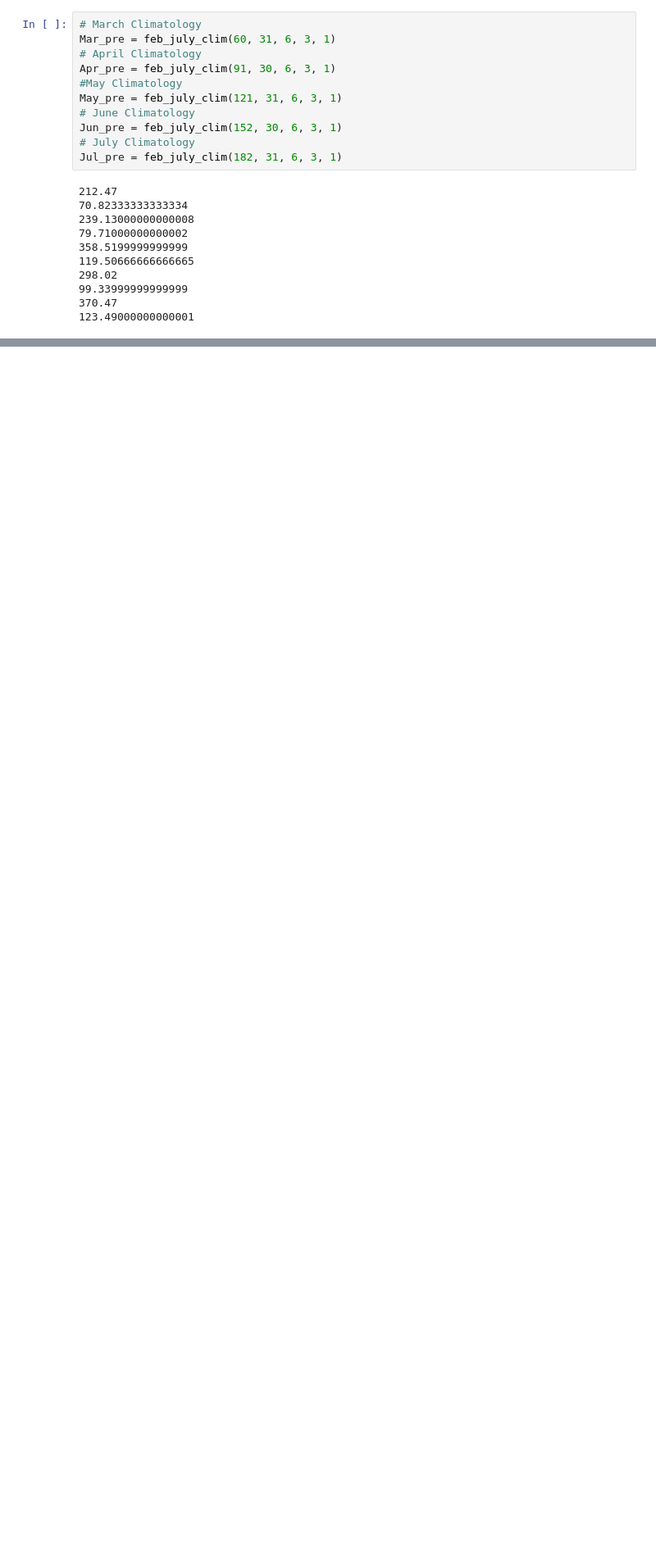
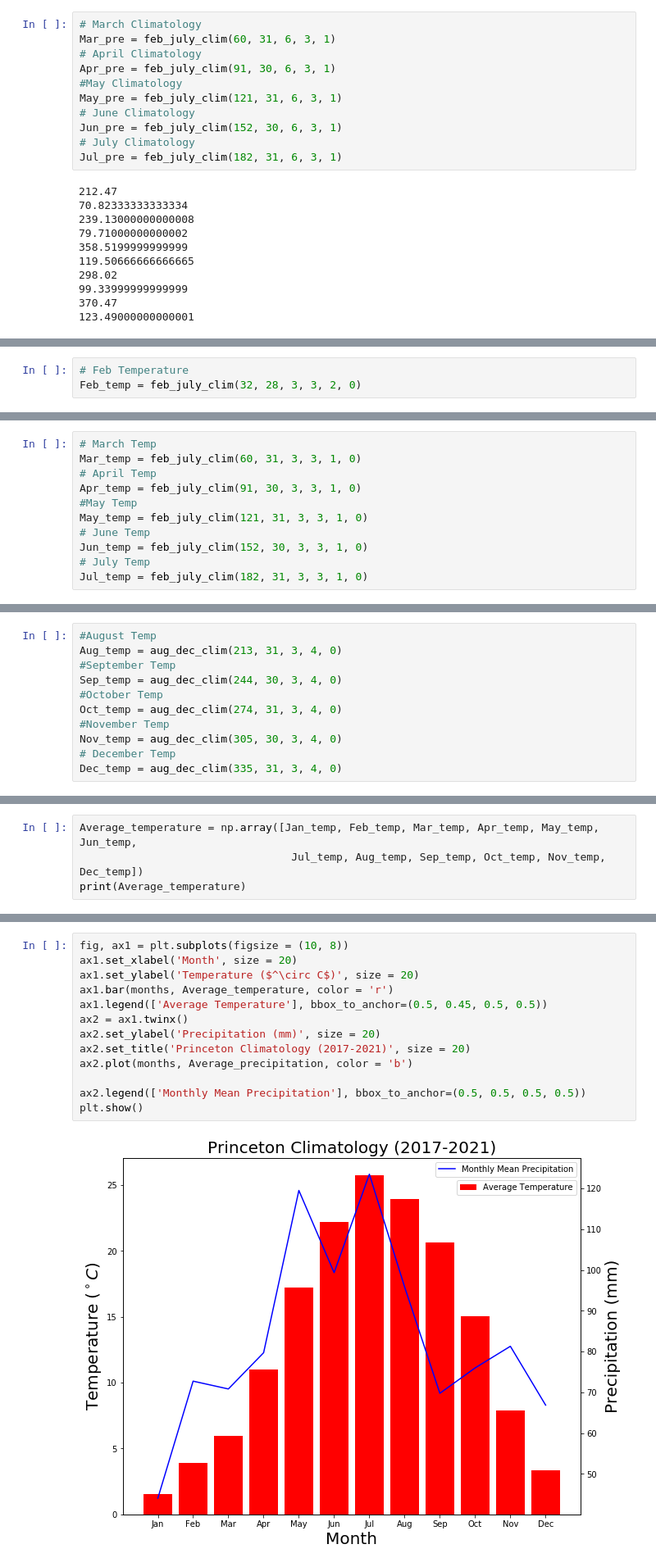
Before and after one commit to zhangt3-e/senior_thesis, a Jupyter notebook: Code/Untitled.ipynb, the cells around one changed output, grey strips where cells are left out. Shown at 82% size. Cells and saved outputs as stored; diff of their text form; blank space fills up the shorter version.

Commit message:
Basic Climatology done

```diff
--- a/Code/Untitled.ipynb
+++ b/Code/Untitled.ipynb
@@ -122,0 +129,3 @@ AttributeError: module 'numpy' has no attribute 'len'
+# %%
+# Feb Temperature
+Feb_temp = feb_july_clim(32, 28, 3, 3, 2, 0)
@@ -122,0 +135,11 @@ AttributeError: module 'numpy' has no attribute 'len'
+# %%
+# March Temp
+Mar_temp = feb_july_clim(60, 31, 3, 3, 1, 0)
+# April Temp
+Apr_temp = feb_july_clim(91, 30, 3, 3, 1, 0)
+#May Temp
+May_temp = feb_july_clim(121, 31, 3, 3, 1, 0)
+# June Temp
+Jun_temp = feb_july_clim(152, 30, 3, 3, 1, 0)
+# July Temp
+Jul_temp = feb_july_clim(182, 31, 3, 3, 1, 0)
@@ -122,0 +157,11 @@ AttributeError: module 'numpy' has no attribute 'len'
+# %%
+#August Temp
+Aug_temp = aug_dec_clim(213, 31, 3, 4, 0)
+#September Temp
+Sep_temp = aug_dec_clim(244, 30, 3, 4, 0)
+#October Temp
+Oct_temp = aug_dec_clim(274, 31, 3, 4, 0)
+#November Temp
+Nov_temp = aug_dec_clim(305, 30, 3, 4, 0)
+# December Temp
+Dec_temp = aug_dec_clim(335, 31, 3, 4, 0)
@@ -122,0 +179,4 @@ AttributeError: module 'numpy' has no attribute 'len'
+# %%
+Average_temperature = np.array([Jan_temp, Feb_temp, Mar_temp, Apr_temp, May_temp, Jun_temp,
+                                 Jul_temp, Aug_temp, Sep_temp, Oct_temp, Nov_temp, Dec_temp])
+print(Average_temperature)
@@ -135 +201,16 @@ Text(0.5, 1.0, 'Monthly Average Precipitation')
 [figure]
+# %%
+fig, ax1 = plt.subplots(figsize = (10, 8))
+ax1.set_xlabel('Month', size = 20)
+ax1.set_ylabel('Temperature ($^\circ C$)', size = 20)
+ax1.bar(months, Average_temperature, color = 'r')
+ax1.legend(['Average Temperature'], bbox_to_anchor=(0.5, 0.45, 0.5, 0.5))
+ax2 = ax1.twinx()
+ax2.set_ylabel('Precipitation (mm)', size = 20)
+ax2.set_title('Princeton Climatology (2017-2021)', size = 20)
+ax2.plot(months, Average_precipitation, color = 'b')
+
+ax2.legend(['Monthly Mean Precipitation'], bbox_to_anchor=(0.5, 0.5, 0.5, 0.5))
+plt.show()
+# %% [output]
+[figure, added]
```
Also changed, not shown: parts of 13 cells of this notebook.
